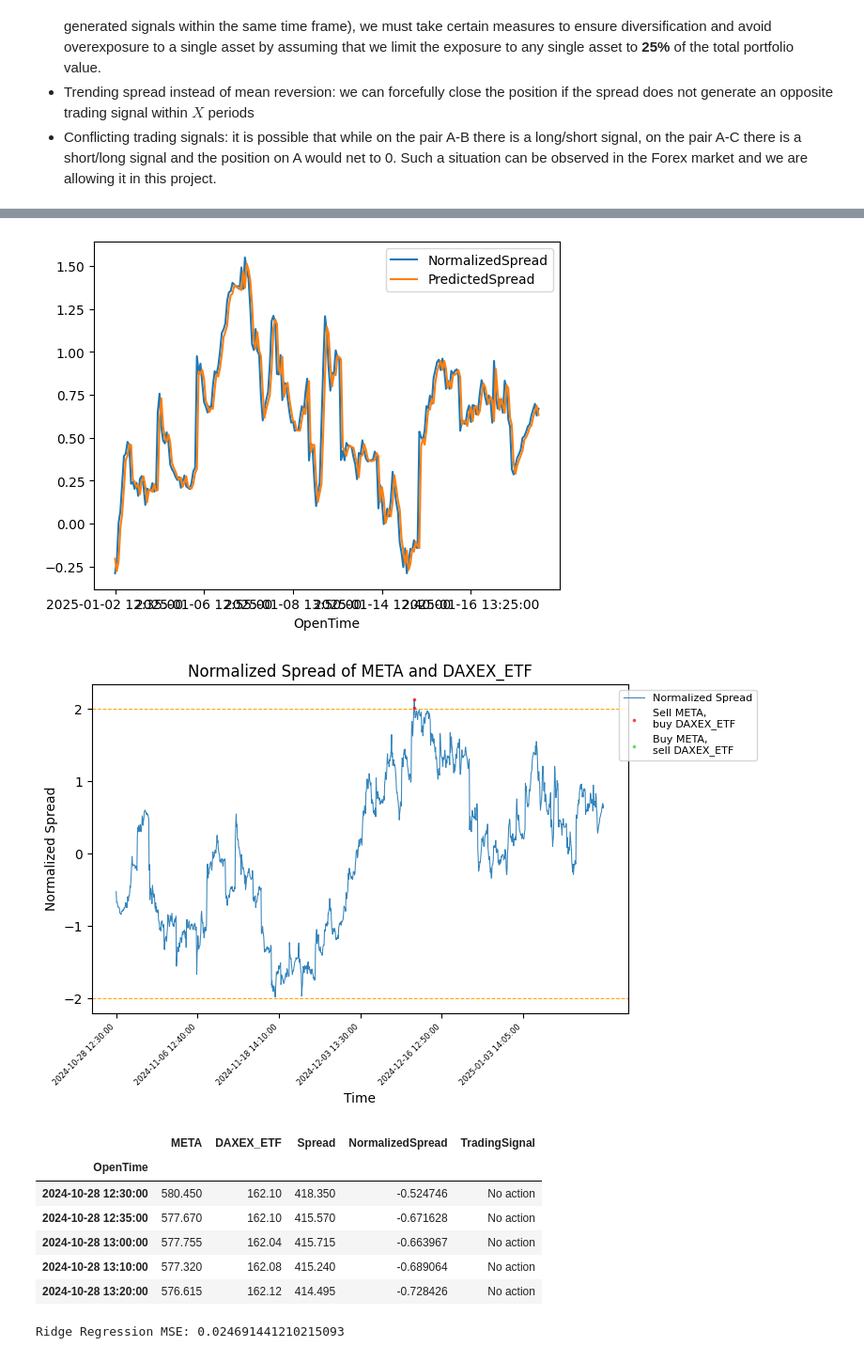
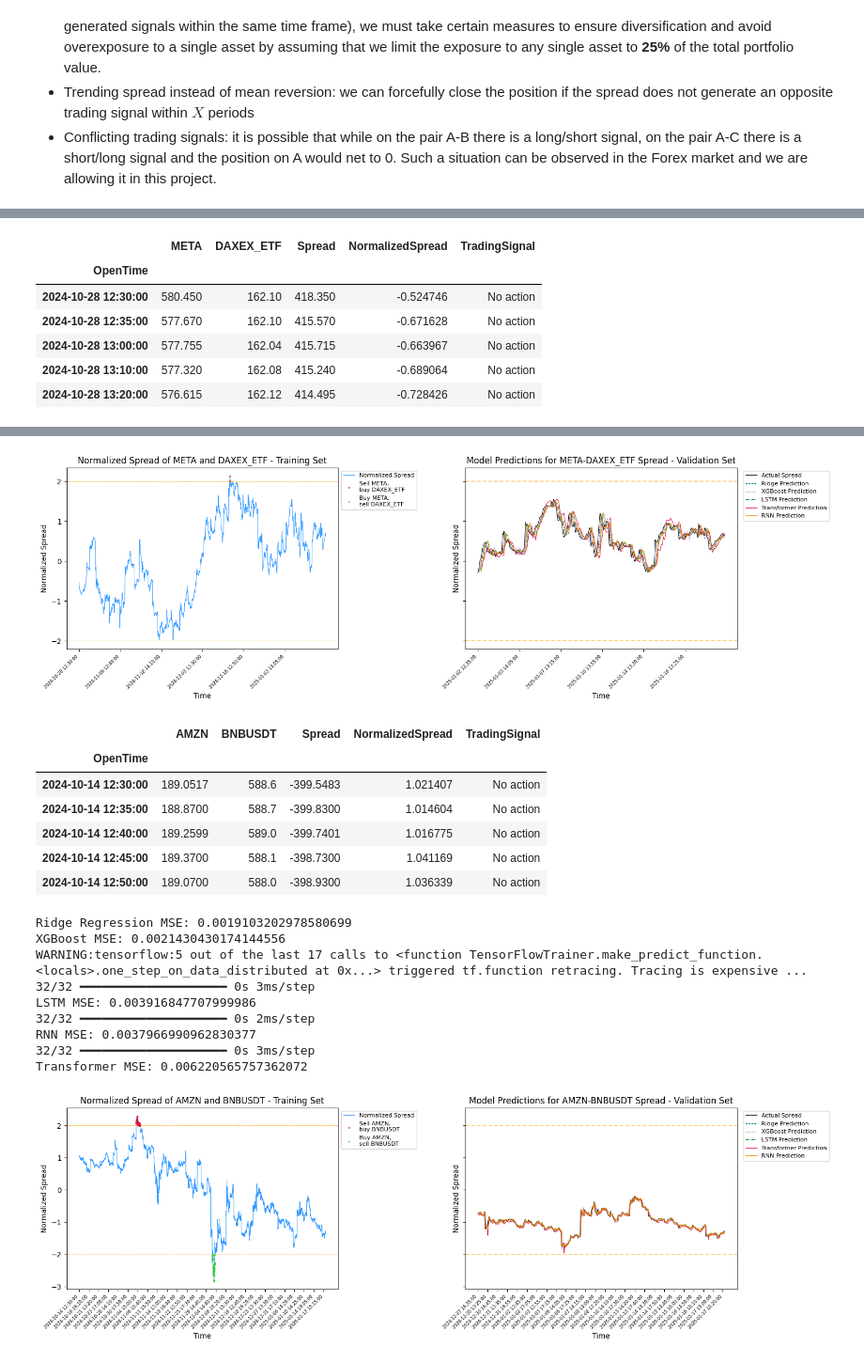
Before and after one commit to nite4/mscfe-masters-project, a Jupyter notebook: src/modeling.ipynb, the cells around one changed output, grey strips where cells are left out. Shown at 94% size. Drawn from its saved outputs; the diff is of its cells as text; code cells hidden in the pictures.

Commit message:
Included LSTM, RNN and Transformers.

```diff
--- a/src/modeling.ipynb
+++ b/src/modeling.ipynb
@@ -114,33 +120,44 @@ However, in reality, we cannot assume that such a scenario will always occur. Be
 for p in pairs:
     tickerX, tickerY = p.split(' ')
     spread_df = process_pairs_series(tickerX, tickerY, df=df_full)
-    spread_df['Spread'] = spread_df[tickerX] - spread_df[tickerY]
+    spread_df.loc[:, 'Spread'] = spread_df[tickerX] - spread_df[tickerY]
     # Normalize spread
-    spread_df['NormalizedSpread'] = ((spread_df['Spread'] - spread_df['Spread'].mean())
-                                     / spread_df['Spread'].std())
+    spread_df.loc[:, 'NormalizedSpread'] = ((spread_df['Spread'] - spread_df['Spread'].mean())
+                                            / spread_df['Spread'].std())
     # Generate trading signals based on spreads
-    spread_df['TradingSignal'] = 'No action'
-    spread_df.loc[spread_df['NormalizedSpread']<-2, 'TradingSignal'] = f'Buy {tickerX}, sell {tickerY}'
-    spread_df.loc[spread_df['NormalizedSpread']>2, 'TradingSignal'] = f'Buy {tickerY}, sell {tickerX}'
+    spread_df.loc[:, 'TradingSignal'] = 'No action'  # Changed to .loc
+    spread_df.loc[spread_df['NormalizedSpread'] < -2, 'TradingSignal'] = f'Buy {tickerX}, sell {tickerY}'
+    spread_df.loc[spread_df['NormalizedSpread'] > 2, 'TradingSignal'] = f'Buy {tickerY}, sell {tickerX}'
 
-    # Visualize the data
+    # Preview the data
     display(spread_df.head())
-    plot_spread(spread_df, tickerX, tickerY)
 
-    model_df = spread_df[['NormalizedSpread']]
+    model_df = spread_df[['NormalizedSpread']].copy()  # Added .copy() to avoid warnings
     # Create 5 lags
     # To be replaced with/extended by Technical Analysis features
     for lag in range(1, 6):
-            model_df[f'NormalizedSpread_Lag{lag}'] = model_df.loc[:, 'NormalizedSpread'].shift(lag)
+        model_df.loc[:, f'NormalizedSpread_Lag{lag}'] = model_df['NormalizedSpread'].shift(lag)
     model_df = model_df.dropna()
+
     # Models with default parameters
     ridge, ridge_mse, ridge_test_df = models.ridge_regression(df=model_df)
     xgb, xgb_mse, xgb_test_df = models.xgboost_regression(df=model_df)
+    lstm, lstm_mse, lstm_test_df = models.lstm_regression(df=model_df)
+    rnn, rnn_mse, rnn_test_df = models.rnn_regression(df=model_df)
+    trf, trf_mse, trf_test_df = models.transformer_regression(df=model_df)
 
     # Plot forecasts
-    if (ridge_test_df is not None and not ridge_test_df.empty) or \
-       (xgb_test_df is not None and not xgb_test_df.empty):
-        models.plot_model_forecasts(ridge_test_df, xgb_test_df, tickerX, tickerY)
-
+    fig, (ax1, ax2) = plt.subplots(1, 2, figsize=(16, 5), sharey=True)
+    plot_spread(spread_df, tickerX, tickerY, ax=ax1)
+    models.plot_model_forecasts(ridge_test_df, xgb_test_df, lstm_test_df,
+                                trf_test_df, rnn_test_df, tickerX, tickerY, ax=ax2)
+    plt.show();
     spread_df.to_csv(f'output/spread_{tickerX}_{tickerY}.csv')
 # %% [output]
+|  | META | DAXEX_ETF | Spread | NormalizedSpread | TradingSignal |
+| OpenTime |  |  |  |  |  |
+| 2024-10-28 12:30:00 | 580.450 | 162.10 | 418.350 | -0.524746 | No action |
+| 2024-10-28 12:35:00 | 577.670 | 162.10 | 415.570 | -0.671628 | No action |
+| 2024-10-28 13:00:00 | 577.755 | 162.04 | 415.715 | -0.663967 | No action |
+| 2024-10-28 13:10:00 | 577.320 | 162.08 | 415.240 | -0.689064 | No action |
+| 2024-10-28 13:20:00 | 576.615 | 162.12 | 414.495 | -0.728426 | No action |
@@ -148,10 +173,18 @@ Ridge Regression MSE: 0.01782673148316417
-[figure, old version]
+[figure, new version]
+|  | AMZN | BNBUSDT | Spread | NormalizedSpread | TradingSignal |
+| OpenTime |  |  |  |  |  |
+| 2024-10-14 12:30:00 | 189.0517 | 588.6 | -399.5483 | 1.021407 | No action |
+| 2024-10-14 12:35:00 | 188.8700 | 588.7 | -399.8300 | 1.014604 | No action |
+| 2024-10-14 12:40:00 | 189.2599 | 589.0 | -399.7401 | 1.016775 | No action |
+| 2024-10-14 12:45:00 | 189.3700 | 588.1 | -398.7300 | 1.041169 | No action |
+| 2024-10-14 12:50:00 | 189.0700 | 588.0 | -398.9300 | 1.036339 | No action |
+Ridge Regression MSE: 0.0019103202978580699
+XGBoost MSE: 0.0021430430174144556
+WARNING:tensorflow:5 out of the last 17 calls to <function TensorFlowTrainer.make_predict_function.<locals>.one_step_on_data_distributed at 0x...> triggered tf.function retracing. Tracing is expensive ...
+32/32 ━━━━━━━━━━━━━━━━━━━━ 0s 3ms/step
+LSTM MSE: 0.003916847707999986
+32/32 ━━━━━━━━━━━━━━━━━━━━ 0s 2ms/step
+RNN MSE: 0.0037966990962830377
+32/32 ━━━━━━━━━━━━━━━━━━━━ 0s 3ms/step
+Transformer MSE: 0.006220565757362072
-[figure, old version]
+[figure, new version]
-|  | META | DAXEX_ETF | Spread | NormalizedSpread | TradingSignal |
-| OpenTime |  |  |  |  |  |
-| 2024-10-28 12:30:00 | 580.450 | 162.10 | 418.350 | -0.524746 | No action |
-| 2024-10-28 12:35:00 | 577.670 | 162.10 | 415.570 | -0.671628 | No action |
-| 2024-10-28 13:00:00 | 577.755 | 162.04 | 415.715 | -0.663967 | No action |
-| 2024-10-28 13:10:00 | 577.320 | 162.08 | 415.240 | -0.689064 | No action |
-| 2024-10-28 13:20:00 | 576.615 | 162.12 | 414.495 | -0.728426 | No action |
-Ridge Regression MSE: 0.024691441210215093
```
Also changed, not shown: parts of 6 cells of this notebook, 4 other files.
